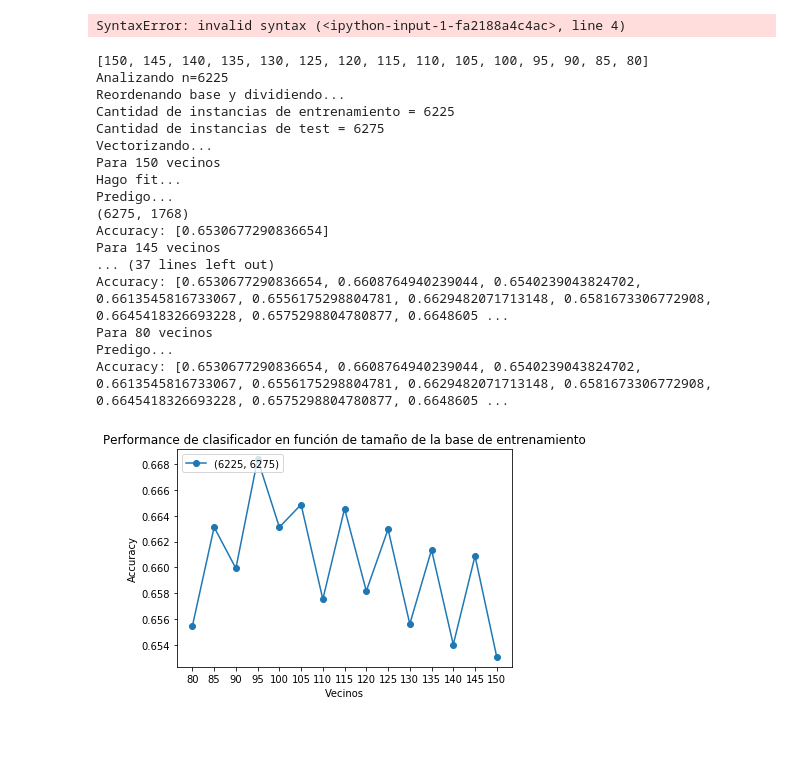
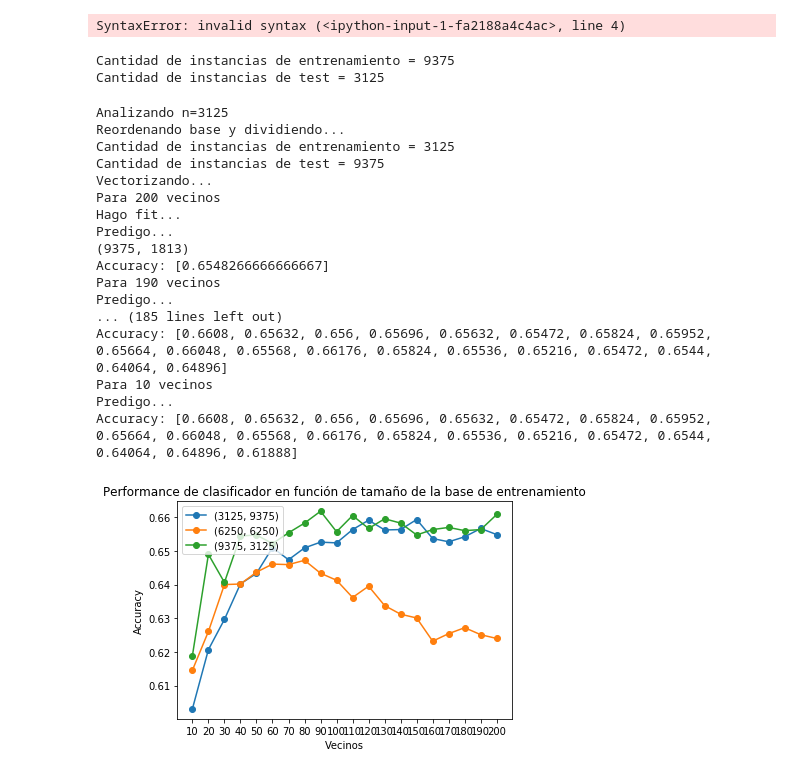
Before and after one commit to jrabinowicz/KNN, a Jupyter notebook: notebooks/knn.ipynb, the cells around one changed output. Drawn from its saved outputs; the diff is of its cells as text; code cells hidden in the pictures; blank space fills up the shorter version.

```diff
--- a/notebooks/knn.ipynb
+++ b/notebooks/knn.ipynb
@@ -212,7 +234,7 @@ import scipy
 import matplotlib.pyplot as plt
 
 # CAMBIAR 6225 POR 3125 (AMI) Y 9375 (JULI)
-borde = #
+borde = 9375
 df=randomizarBase(df)    # Desordenamos la base para que las distintas divisiones de train no tengan siempre los mismos primeros elementos
 text_train = df[:borde]["review"]
 label_train = df[:borde]["label"]
@@ -230,9 +252,12 @@ X_test, y_test = vectorizer.transform(text_test), (label_test == 'pos').values
 # Resultados en una lista por si hace falta
 pruebas = []
 
-alphas = list(range(120, 29, 10))
-knns = list(range(100,501,10))
+alphas = [20]
+knns = [10]
+#alphas = list(range(10, 101, 10))
+#knns = list(range(10,201,10))
 knns.reverse()
+alphas.reverse()
 
 pca = PCA(alphas[0])
 pca.fit(X_train.toarray())
@@ -251,7 +276,7 @@ for alpha in alphas:
     ## Aplico KNN: creo y entreno para el k más grande
     print("Para {} vecinos".format(knns[0]))
     clf = KNNClassifier(knns[0])
-    clf.fit(X_pca_train, y_train)
+    clf.fit(X_pca_train.toarray(), y_train)
     # Predigo para el mayor k
     y_pred = clf.predict(X_pca_test)
     # Me fijo el accuracy
@@ -284,13 +309,16 @@ plt.xlabel("Vecinos")
 plt.ylabel("Accuracy")
 plt.xticks(knns)
 plt.title("Performance de clasificador en función a cantidad de vecinos y alpha");
+# %% [output]
+Cantidad de instancias de entrenamiento = 9375
+Cantidad de instancias de test = 3125
 # %%
 # TEST DE TAMAÑO DE INSTANCIAS DE ENTRENAMIENTO vs TEST CON KNN VARIABLE
 import sentiment
 res1 = []
 division = list(range(3125,12500,3125)) #1/4, 1/2, 3/4 de la base se usan para train
 rangos = [(x,12500-x) for x in division]
-knns = list(range(100,501,10))
+knns = list(range(10,201,10))
 knns.reverse()
 
 for n in division:
@@ -320,46 +348,46 @@ for n in division:
     clf.fit(X_train, y_train)
     #Predigo
     print("Predigo...")
     print(X_test.shape)
     y_pred = clf.predict(X_test)
     #Calculo accuracy y guardo resultado
     acc.append(accuracy_score(y_test, y_pred))
 
     print("Accuracy: {}".format(acc))
     for k in knns[1:]:
         print("Para {} vecinos".format(k))
         #Predigo
         print("Predigo...")
         y_pred = clf.predictNewK(k)
         #Calculo accuracy y guardo resultado
         acc.append(accuracy_score(y_test, y_pred))
         print("Accuracy: {}".format(acc))
     plt.plot(knns, acc, '-o')
 
 plt.legend(rangos, loc='upper left')
 plt.xlabel("Vecinos")
 plt.ylabel("Accuracy")
 plt.xticks(knns)
 plt.title("Performance de clasificador en función de tamaño de la base de entrenamiento");
 # %% [output]
-[150, 145, 140, 135, 130, 125, 120, 115, 110, 105, 100, 95, 90, 85, 80]
-Analizando n=6225
+Analizando n=3125
 Reordenando base y dividiendo...
-Cantidad de instancias de entrenamiento = 6225
-Cantidad de instancias de test = 6275
+Cantidad de instancias de entrenamiento = 3125
+Cantidad de instancias de test = 9375
 Vectorizando...
-Para 150 vecinos
+Para 200 vecinos
 Hago fit...
 Predigo...
-(6275, 1768)
-Accuracy: [0.6530677290836654]
-Para 145 vecinos
-... (37 lines left out)
-Accuracy: [0.6530677290836654, 0.6608764940239044, 0.6540239043824702, 0.6613545816733067, 0.6556175298804781, 0.6629482071713148, 0.6581673306772908, 0.6645418326693228, 0.6575298804780877, 0.6648605 ...
-Para 80 vecinos
+(9375, 1813)
+Accuracy: [0.6548266666666667]
+Para 190 vecinos
 Predigo...
-Accuracy: [0.6530677290836654, 0.6608764940239044, 0.6540239043824702, 0.6613545816733067, 0.6556175298804781, 0.6629482071713148, 0.6581673306772908, 0.6645418326693228, 0.6575298804780877, 0.6648605 ...
+... (185 lines left out)
+Accuracy: [0.6608, 0.65632, 0.656, 0.65696, 0.65632, 0.65472, 0.65824, 0.65952, 0.65664, 0.66048, 0.65568, 0.66176, 0.65824, 0.65536, 0.65216, 0.65472, 0.6544, 0.64064, 0.64896]
+Para 10 vecinos
+Predigo...
+Accuracy: [0.6608, 0.65632, 0.656, 0.65696, 0.65632, 0.65472, 0.65824, 0.65952, 0.65664, 0.66048, 0.65568, 0.66176, 0.65824, 0.65536, 0.65216, 0.65472, 0.6544, 0.64064, 0.64896, 0.61888]
-[figure, old version]
+[figure, new version]
 # %%
 # TEST DE LAS NORMAS
 borde = #
```
Also changed, not shown: parts of 6 cells of this notebook, 1 other file.
